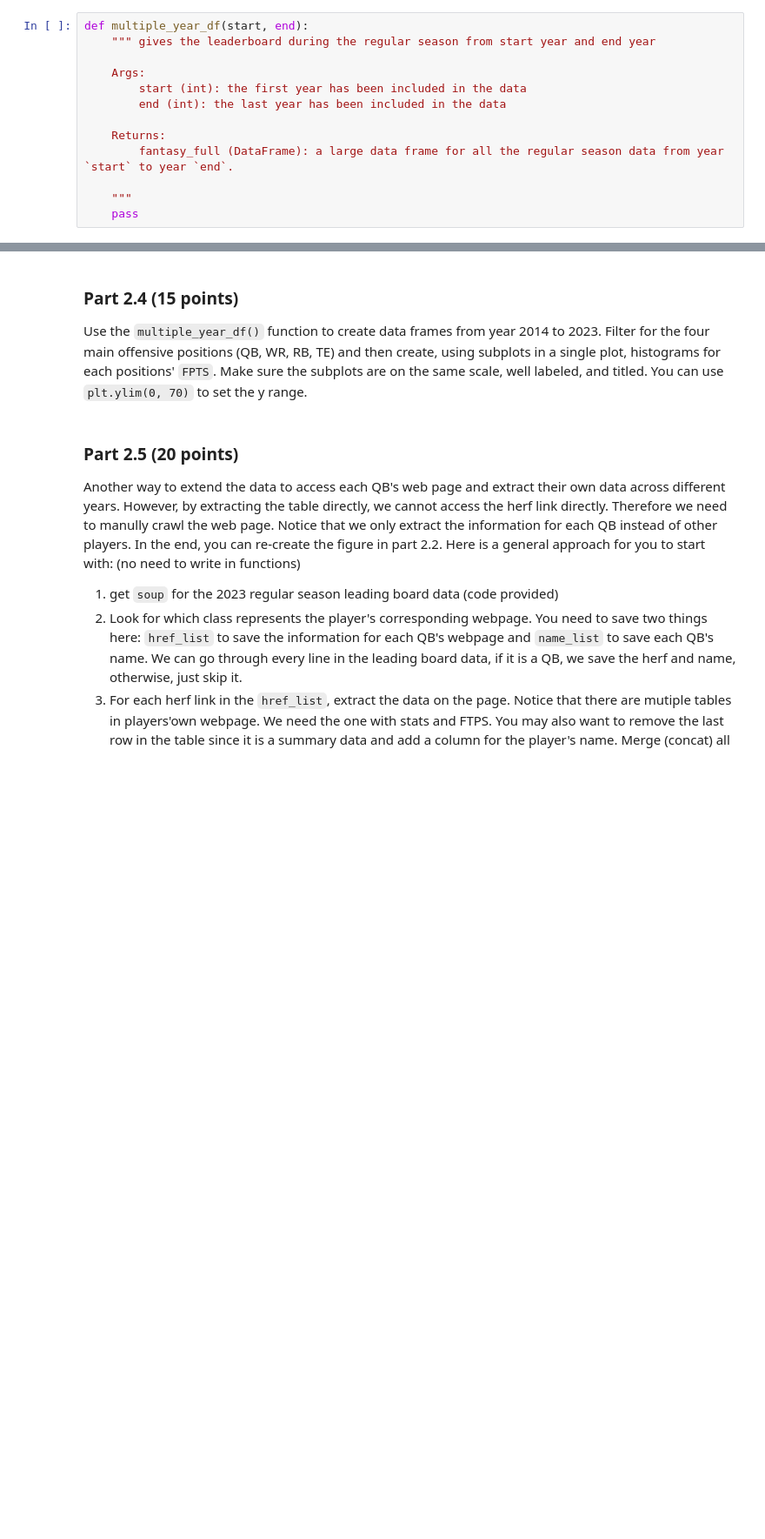
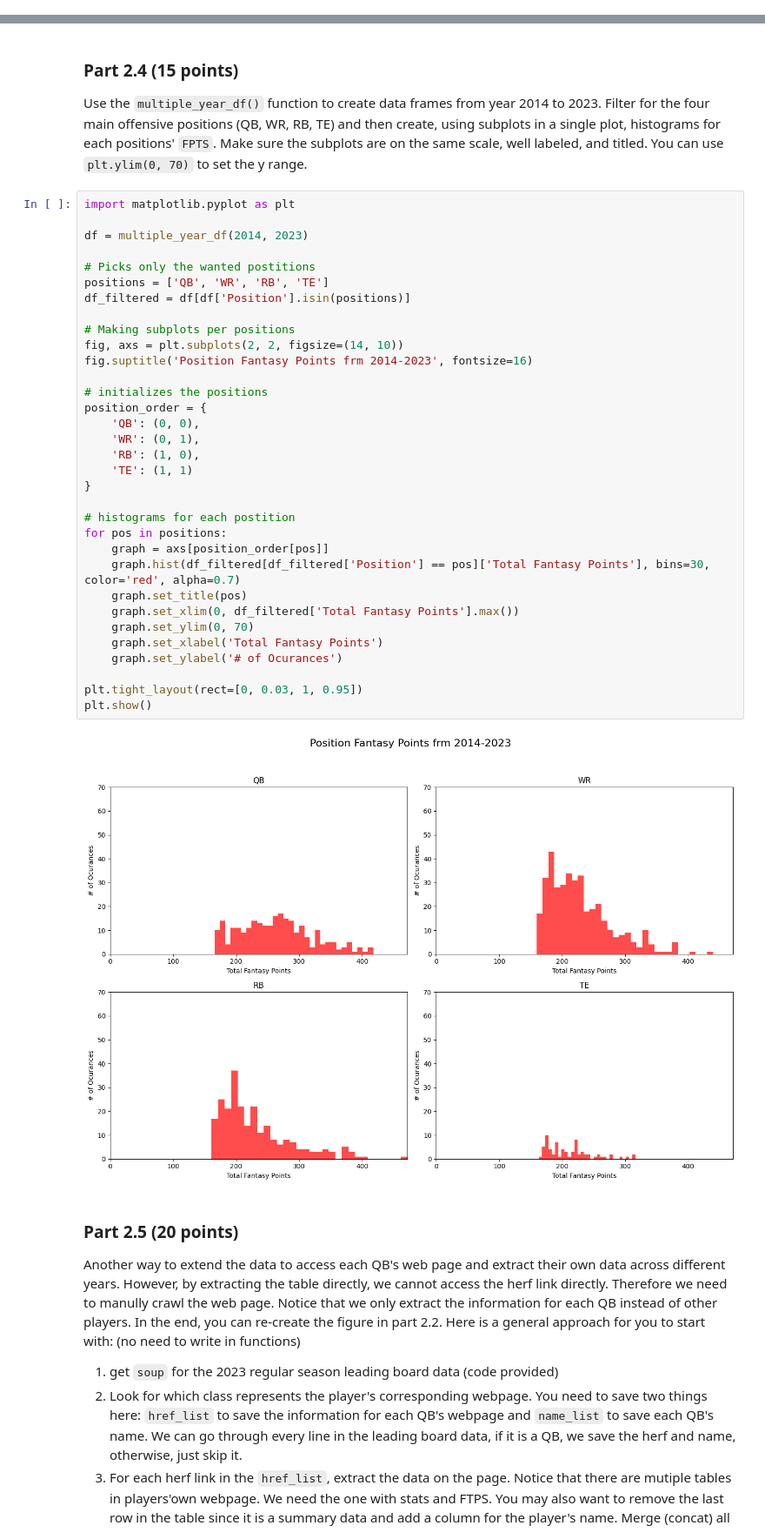
Before and after one commit to nickw0ng/DS3000, a Jupyter notebook: Homeworks/hw4.ipynb, the cells around one changed output, grey strips where cells are left out. Shown at 87% size. Saved outputs shown, nothing was run; the diff lists cells and outputs as text; blank space fills up the shorter version.

```diff
--- a/Homeworks/hw4.ipynb
+++ b/Homeworks/hw4.ipynb
@@ -231,16 +250,3 @@ pip install plotly
 ### Part 2.3 (10 points)
 
 It seems that right now the data size is small thus hard to achieve any conclusion. There are multiple ways we can extend the data. One of the easier way is to get data from different season. Complete the following functions `multiple_year_df()` such that it takes a starting year and an end year then return all the data for each regular season within the range (inclusive both start and end).
-# %%
-def multiple_year_df(start, end):
-    """ gives the leaderboard during the regular season from start year and end year
-
-    Args:
-        start (int): the first year has been included in the data
-        end (int): the last year has been included in the data
-
-    Returns:
-        fantasy_full (DataFrame): a large data frame for all the regular season data from year `start` to year `end`.
-
-    """
-    pass
@@ -248,6 +315,41 @@ def multiple_year_df(start, end):
 ### Part 2.4 (15 points)
 
 Use the `multiple_year_df()` function to create data frames from year 2014 to 2023. Filter for  the four main offensive positions (QB, WR, RB, TE) and then create, using subplots in a single plot, histograms for each positions' `FPTS`. Make sure the subplots are on the same scale, well labeled, and titled. You can use `plt.ylim(0, 70)` to set the y range.
+# %%
+import matplotlib.pyplot as plt
+
+df = multiple_year_df(2014, 2023)
+
+# Picks only the wanted postitions
+positions = ['QB', 'WR', 'RB', 'TE']
+df_filtered = df[df['Position'].isin(positions)]
+
+# Making subplots per positions
+fig, axs = plt.subplots(2, 2, figsize=(14, 10))
+fig.suptitle('Position Fantasy Points frm 2014-2023', fontsize=16)
+
+# initializes the positions
+position_order = {
+    'QB': (0, 0),
+    'WR': (0, 1),
+    'RB': (1, 0),
+    'TE': (1, 1)
+}
+
+# histograms for each postition
+for pos in positions:
+    graph = axs[position_order[pos]]
+    graph.hist(df_filtered[df_filtered['Position'] == pos]['Total Fantasy Points'], bins=30, color='red', alpha=0.7)
+    graph.set_title(pos)
+    graph.set_xlim(0, df_filtered['Total Fantasy Points'].max())
+    graph.set_ylim(0, 70)
+    graph.set_xlabel('Total Fantasy Points')
+    graph.set_ylabel('# of Ocurances')
+
+plt.tight_layout(rect=[0, 0.03, 1, 0.95])
+plt.show()
+# %% [output]
+[figure, added]
 # %% [markdown]
 ### Part 2.5 (20 points)
 
```
Also changed, not shown: parts of 7 cells of this notebook.
